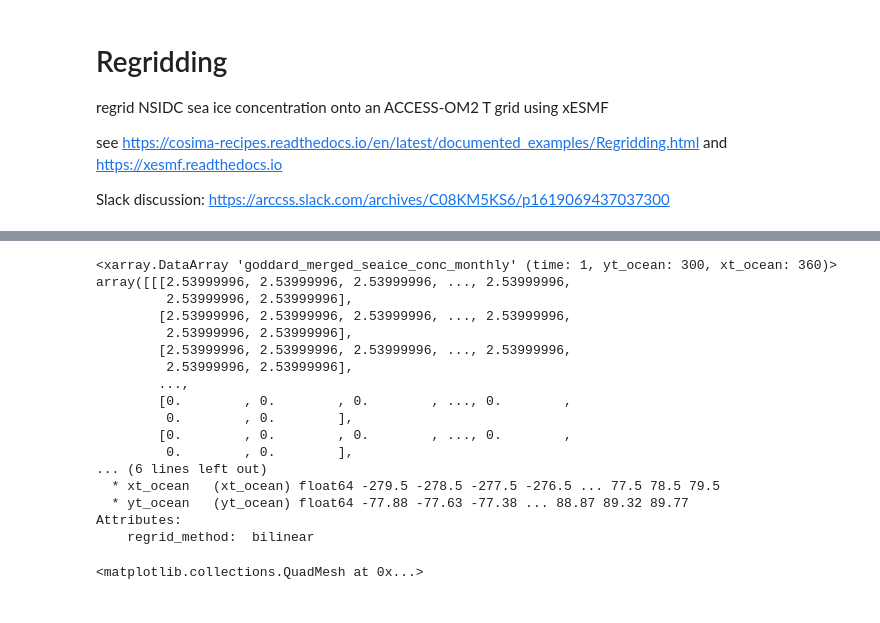
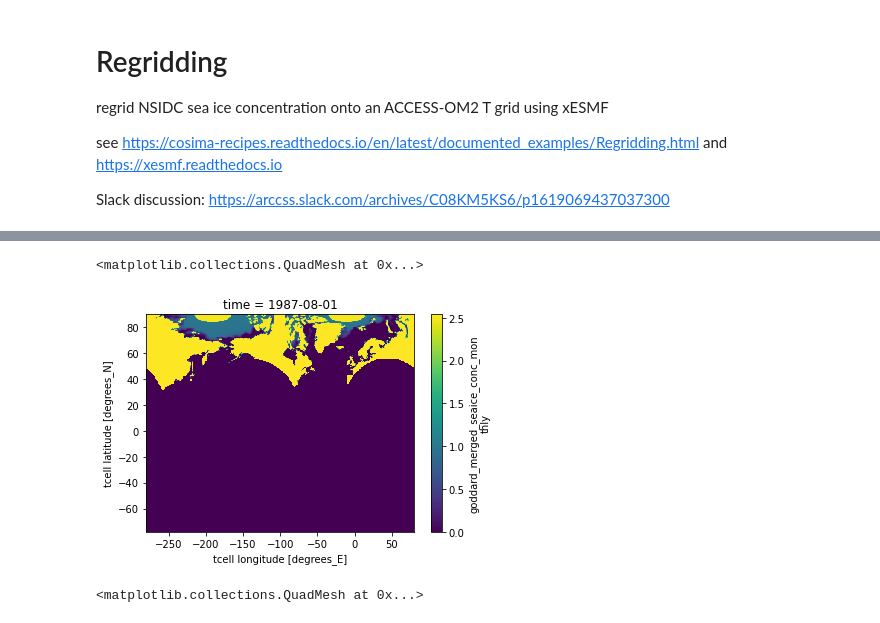
Before and after one commit to aekiss/ice_analysis, a Jupyter notebook: regridding.ipynb, the cells around one changed output, grey strips where cells are left out. Drawn from its saved outputs; the diff is of its cells as text; code cells hidden in the pictures.

```diff
--- a/regridding.ipynb
+++ b/regridding.ipynb
@@ -89,3 +81,6 @@ Attributes:
     datum:          +ellps=urn:ogc:def:crs:EPSG::4326
     grid_mapping:   projection
     reference:      http://nsidc.org/data/nsidc-0051.html http://nsidc.org/da...
+# %%
+# apply regridder function
+obs_NH_regridded = regrid_NHobs_to_1(obs_NH)
@@ -92,25 +92,11 @@ Attributes:
+# %%
+obs_NH_regridded.plot() # missing data from about -280 to -80 longitude
+# %% [output]
+<matplotlib.collections.QuadMesh at 0x...>
+[figure, added]
 # %%
 # apply regridder function
 obs_SH_regridded = regrid_SHobs_to_1(obs_SH)
-obs_SH_regridded
-# %% [output]
-<xarray.DataArray 'goddard_merged_seaice_conc_monthly' (time: 1, yt_ocean: 300, xt_ocean: 360)>
-array([[[2.53999996, 2.53999996, 2.53999996, ..., 2.53999996,
-         2.53999996, 2.53999996],
-        [2.53999996, 2.53999996, 2.53999996, ..., 2.53999996,
-         2.53999996, 2.53999996],
-        [2.53999996, 2.53999996, 2.53999996, ..., 2.53999996,
-         2.53999996, 2.53999996],
-        ...,
-        [0.        , 0.        , 0.        , ..., 0.        ,
-         0.        , 0.        ],
-        [0.        , 0.        , 0.        , ..., 0.        ,
-         0.        , 0.        ],
-... (6 lines left out)
-  * xt_ocean   (xt_ocean) float64 -279.5 -278.5 -277.5 -276.5 ... 77.5 78.5 79.5
-  * yt_ocean   (yt_ocean) float64 -77.88 -77.63 -77.38 ... 88.87 89.32 89.77
-Attributes:
-    regrid_method:  bilinear
 # %%
 obs_SH.plot()
 # %% [output]
```
Also changed, not shown: parts of 6 cells of this notebook, 1 other file.
